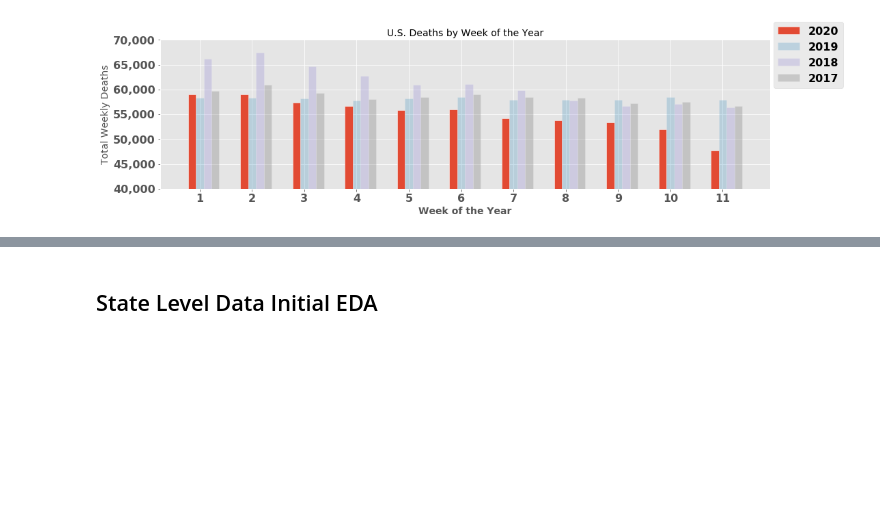
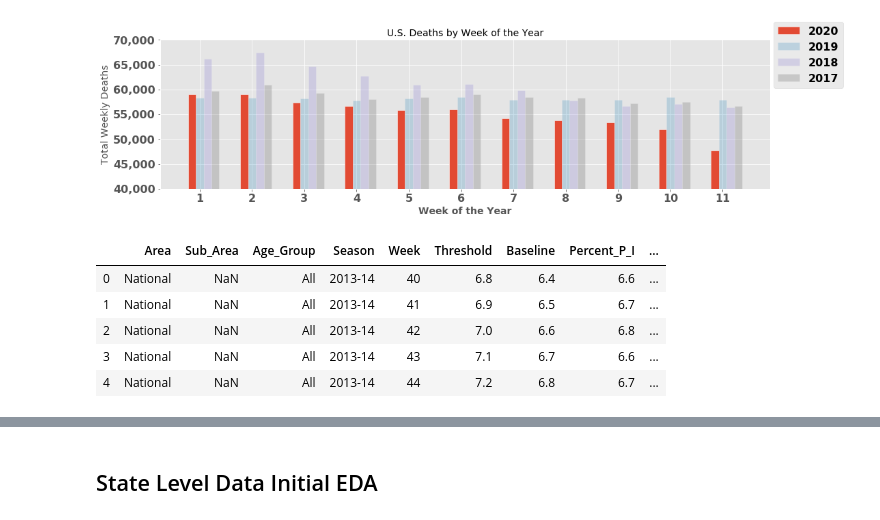
Before and after one commit to jdybuncio/usa-mortality-investigation, a Jupyter notebook: eda_file.ipynb, the cells around one changed output, grey strips where cells are left out. Cells and saved outputs as stored; diff of their text form; code cells hidden in the pictures; blank space fills up the shorter version.

```diff
--- a/eda_file.ipynb
+++ b/eda_file.ipynb
@@ -465,3 +469,12 @@ ax.set_ylim([40000,70000])
 plt.show()
 # %% [output]
 [figure]
+# %%
+df_national_official.head()
+# %% [output]
+|  | Area | Sub_Area | Age_Group | Season | Week | Threshold | Baseline | Percent_P_I | ... |
+| 0 | National | NaN | All | 2013-14 | 40 | 6.8 | 6.4 | 6.6 | ... |
+| 1 | National | NaN | All | 2013-14 | 41 | 6.9 | 6.5 | 6.7 | ... |
+| 2 | National | NaN | All | 2013-14 | 42 | 7.0 | 6.6 | 6.8 | ... |
+| 3 | National | NaN | All | 2013-14 | 43 | 7.1 | 6.7 | 6.6 | ... |
+| 4 | National | NaN | All | 2013-14 | 44 | 7.2 | 6.8 | 6.7 | ... |
```
Also changed, not shown: parts of 73 cells of this notebook, 4 other files.
